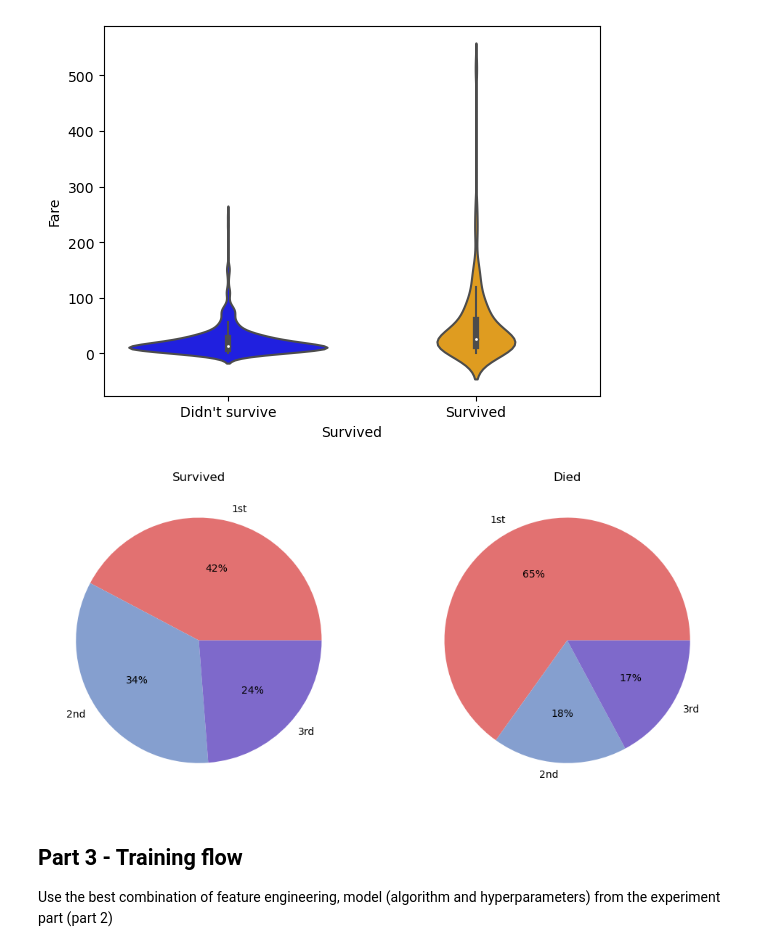
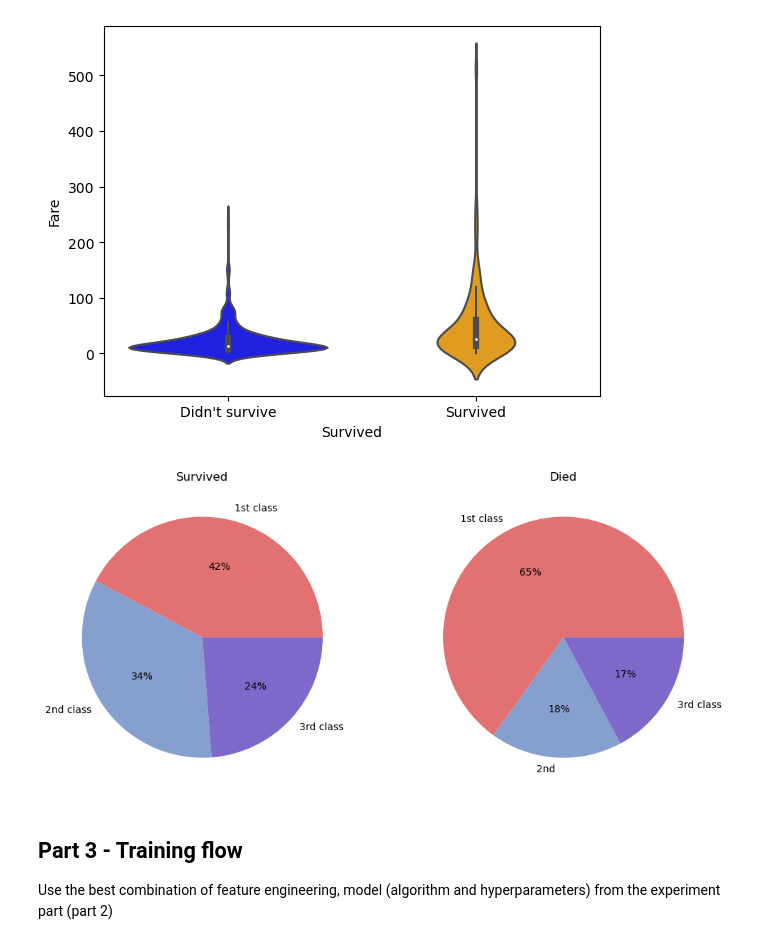
Before and after one commit to rroyd/supervised-learning-flow, a Jupyter notebook: Assignment2_supervised_learning_flow.ipynb, the cells around one changed output. Cells and saved outputs as stored; diff of their text form; code cells hidden in the pictures.

```diff
--- a/Assignment2_supervised_learning_flow.ipynb
+++ b/Assignment2_supervised_learning_flow.ipynb
@@ -207,15 +207,15 @@ plt.show()
 # %%
 fig, ax = plt.subplots(1,2, figsize = (12,6))
 pallete_color= ["#e27171", "#859fcf", "#7e69cb"]
 surved = titanic_train[titanic_train[label] == 1]
 notSurved = titanic_train[titanic_train[label] == 0]
-ax[0].pie(surved["Pclass"].value_counts(), labels = ["1st", "2nd", "3rd"], colors = pallete_color, autopct='%.0f%%') #autopct is anotate
-ax[1].pie(notSurved["Pclass"].value_counts(), labels = ["1st", "2nd", "3rd"], colors = pallete_color, autopct='%.0f%%') #autopct is anotate
+ax[0].pie(surved["Pclass"].value_counts(), labels = ["1st class", "2nd class", "3rd class"], colors = pallete_color, autopct='%.0f%%') #autopct is anotate
+ax[1].pie(notSurved["Pclass"].value_counts(), labels = ["1st class", "2nd", "3rd class"], colors = pallete_color, autopct='%.0f%%') #autopct is anotate
 ax[0].set_title("Survived")
 ax[1].set_title("Died")
 plt.show()
 # %% [output]
-[figure, old version]
+[figure, new version]
 # %% [markdown]
 ## Part 3 - Training flow
 Use the best combination of feature engineering, model (algorithm and hyperparameters) from the experiment part (part 2)
```
